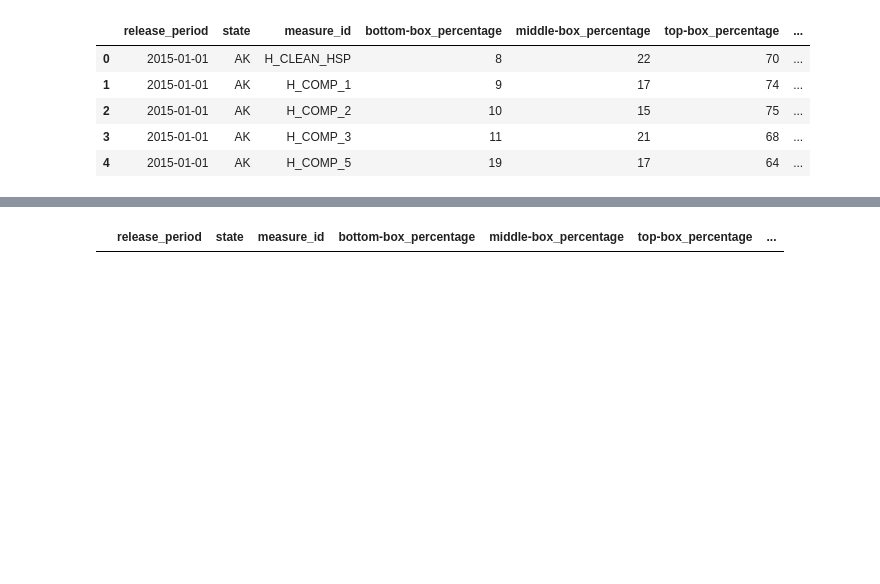
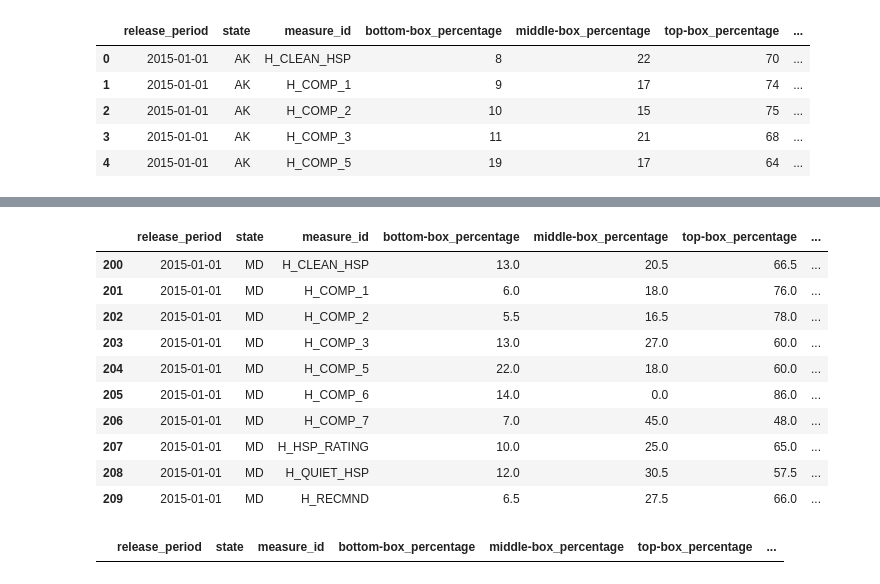
Before and after one commit to andyguo0228/maven_healthcare, a Jupyter notebook: maven_healthcare.ipynb, the cells around one changed output, grey strips where cells are left out. Cells and saved outputs as stored; diff of their text form; code cells hidden in the pictures; blank space fills up the shorter version.

```diff
--- a/maven_healthcare.ipynb
+++ b/maven_healthcare.ipynb
@@ -98,3 +121,25 @@ state_results.head()
+# %%
+df = state_results.copy()
+md_2015 = df[(df.state == 'MD') & (df.release_period == '2015-01-01')]
+md_2017 = df[(df.state == 'MD') & (df.release_period == '2017-01-01')]
+
+md_inter = md_2015.copy()
+for col in ['bottom-box_percentage', 'middle-box_percentage', 'top-box_percentage']:
+    md_inter[col] = (md_2015[col].values + md_2017[col].values) / 2
+
+md_inter['release_period'] = '2016'
+# %% [output]
+|  | release_period | state | measure_id | bottom-box_percentage | middle-box_percentage | top-box_percentage | ... |
+| 200 | 2015-01-01 | MD | H_CLEAN_HSP | 13.0 | 20.5 | 66.5 | ... |
+| 201 | 2015-01-01 | MD | H_COMP_1 | 6.0 | 18.0 | 76.0 | ... |
+| 202 | 2015-01-01 | MD | H_COMP_2 | 5.5 | 16.5 | 78.0 | ... |
+| 203 | 2015-01-01 | MD | H_COMP_3 | 13.0 | 27.0 | 60.0 | ... |
+| 204 | 2015-01-01 | MD | H_COMP_5 | 22.0 | 18.0 | 60.0 | ... |
+| 205 | 2015-01-01 | MD | H_COMP_6 | 14.0 | 0.0 | 86.0 | ... |
+| 206 | 2015-01-01 | MD | H_COMP_7 | 7.0 | 45.0 | 48.0 | ... |
+| 207 | 2015-01-01 | MD | H_HSP_RATING | 10.0 | 25.0 | 65.0 | ... |
+| 208 | 2015-01-01 | MD | H_QUIET_HSP | 12.0 | 30.5 | 57.5 | ... |
+| 209 | 2015-01-01 | MD | H_RECMND | 6.5 | 27.5 | 66.0 | ... |
 # %%
 x = state_results[state_results.release_period.dt.year == 2016]
 qq = state_results[state_results.state.isin(x.state.unique()) == False]
```
Also changed, not shown: parts of 2 cells of this notebook.
